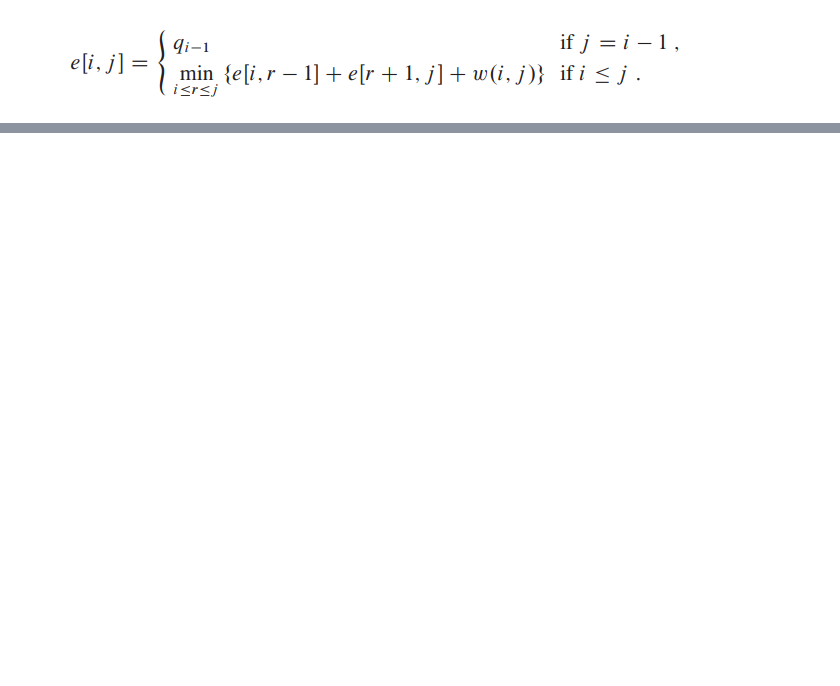
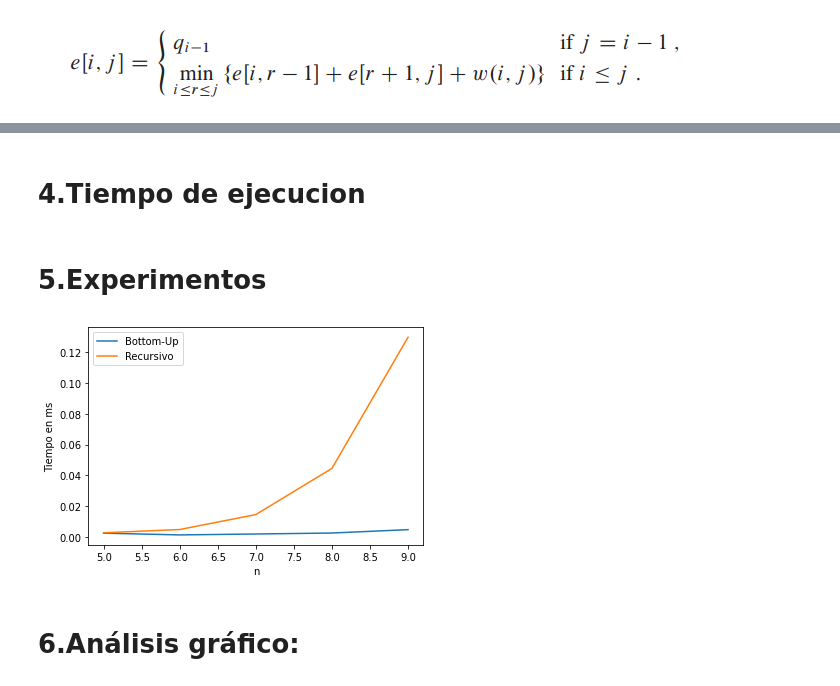
Before and after one commit to Repollo1000/ADA-Informes, a Jupyter notebook: Informe_OptimalBST.ipynb, the cells around one changed output, grey strips where cells are left out. Saved outputs shown, nothing was run; the diff lists cells and outputs as text; code cells hidden in the pictures; blank space fills up the shorter version.

```diff
--- a/Informe_OptimalBST.ipynb
+++ b/Informe_OptimalBST.ipynb
@@ -340,0 +496,43 @@ Finalizacion
+# %% [markdown]
+# **4.Tiempo de ejecucion**
+# %% [markdown]
+# **5.Experimentos**
+# %%
+import random
+import numpy as np
+from timeit import repeat
+import matplotlib.pyplot as plt
+
+def optimal_bst_instance_generator(n):
+    keys = sorted(random.sample(range(1, 100), n))
+    arr = np.random.random(n*2+1)
+    arr /= arr.sum()
+
+    p = list(arr[:n]) # Probabilidad de las claves
+    q = arr[n:] # Probabilidad de las claves ficticias
+    return keys, p, q.tolist()
+# %%
+x=[]; y1=[]; y2=[];
+
+for n in range(5,10):
+  keys, p, q = optimal_bst_instance_generator(n)
+  cont = [0]
+  verbose = False
+  t1= repeat(setup="from __main__ import optimalBST", stmt=f"optimalBST({p},{q},{len(p)},{cont},{verbose})", repeat=1, number=10)
+  t2 = repeat(setup="from __main__ import recursiveBST", stmt=f"recursiveBST({p},{q},{cont},{1},{len(p)},{verbose})", repeat=1, number=10)
+
+  x.append(n)
+  y1.append(t1)
+  y2.append(t2)
+
+plt.plot(x,y1)
+plt.plot(x,y2)
+plt.legend(["Bottom-Up", "Recursivo"])
+
+plt.xlabel('n')
+plt.ylabel('Tiempo en ms')
+plt.show()
+# %% [output]
+[figure, added]
+# %% [markdown]
+# **6.Análisis gráfico:**
```
Also changed, not shown: parts of 18 cells of this notebook.
